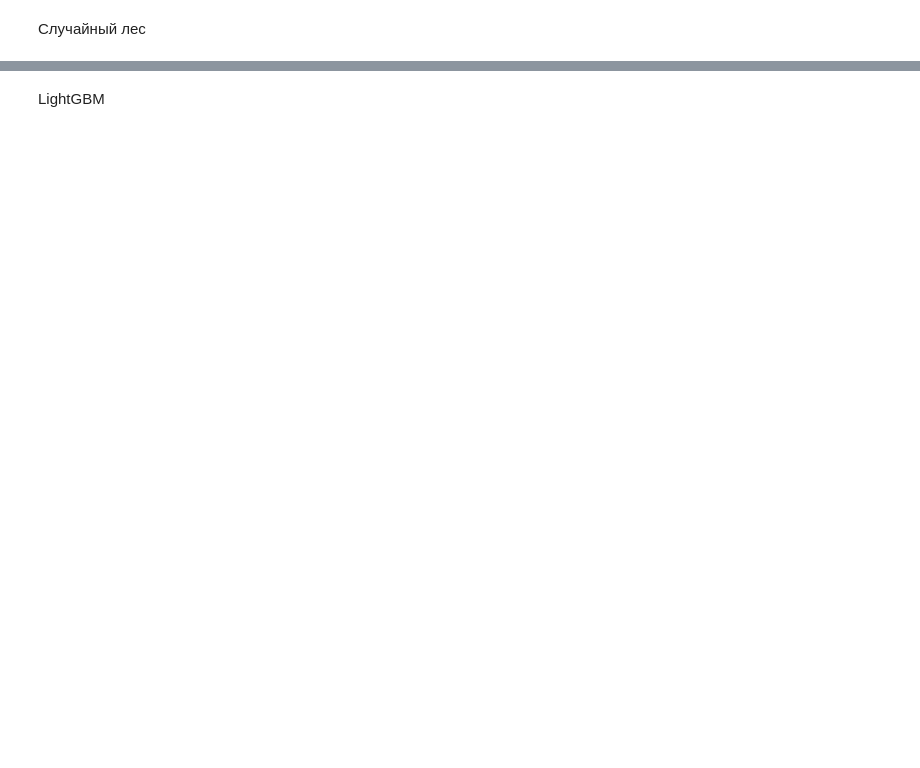
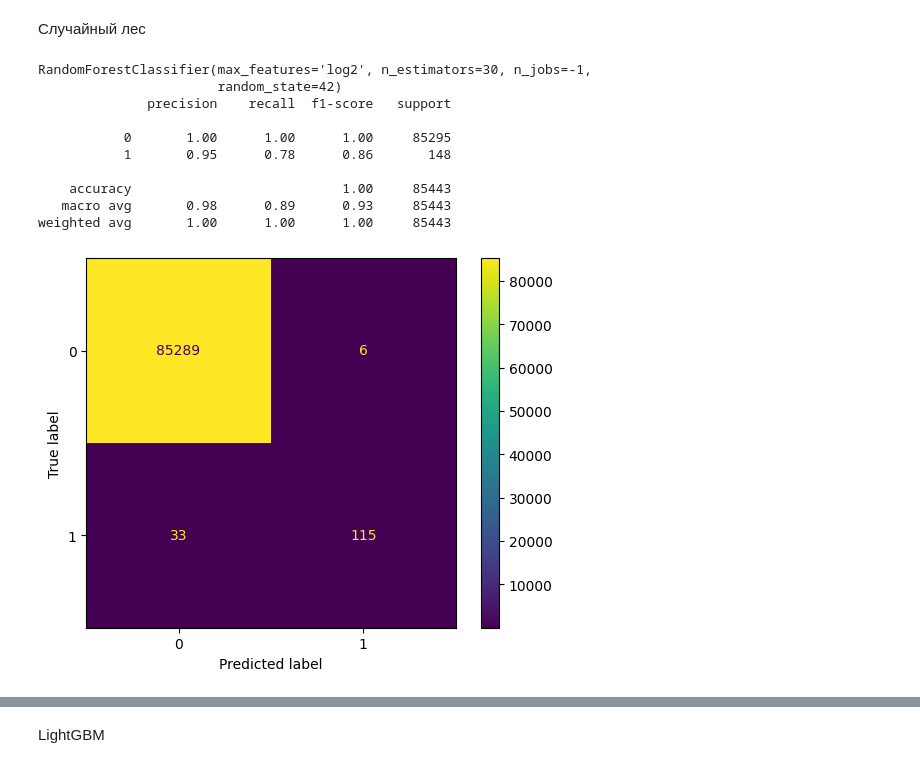
Before and after one commit to matikk0/anti-fraud_, a Jupyter notebook: lab5.ipynb, the cells around one changed output, grey strips where cells are left out. Saved outputs shown, nothing was run; the diff lists cells and outputs as text; code cells hidden in the pictures; blank space fills up the shorter version.

```diff
--- a/lab5.ipynb
+++ b/lab5.ipynb
@@ -42,0 +67,23 @@ y_pred = clf.predict(x_test)
+# %%
+%%time
+from sklearn.ensemble import RandomForestClassifier
+
+params = {"n_estimators": [10, 20, 30], "class_weight": [None, "balanced"], "max_features": ["sqrt", "log2"]}
+rfc = RandomForestClassifier(random_state=42, n_jobs=-1)
+clf = GridSearchCV(rfc, params, scoring="f1_macro", n_jobs=-1)
+clf.fit(x_train, y_train)
+y_pred = clf.predict(x_test)
+
+stats_show(clf, y_test, y_pred)
+# %% [output]
+RandomForestClassifier(max_features='log2', n_estimators=30, n_jobs=-1,
+                       random_state=42)
+              precision    recall  f1-score   support
+
+           0       1.00      1.00      1.00     85295
+           1       0.95      0.78      0.86       148
+
+    accuracy                           1.00     85443
+   macro avg       0.98      0.89      0.93     85443
+weighted avg       1.00      1.00      1.00     85443
+[figure, added]
```
Also changed, not shown: parts of 8 cells of this notebook.
